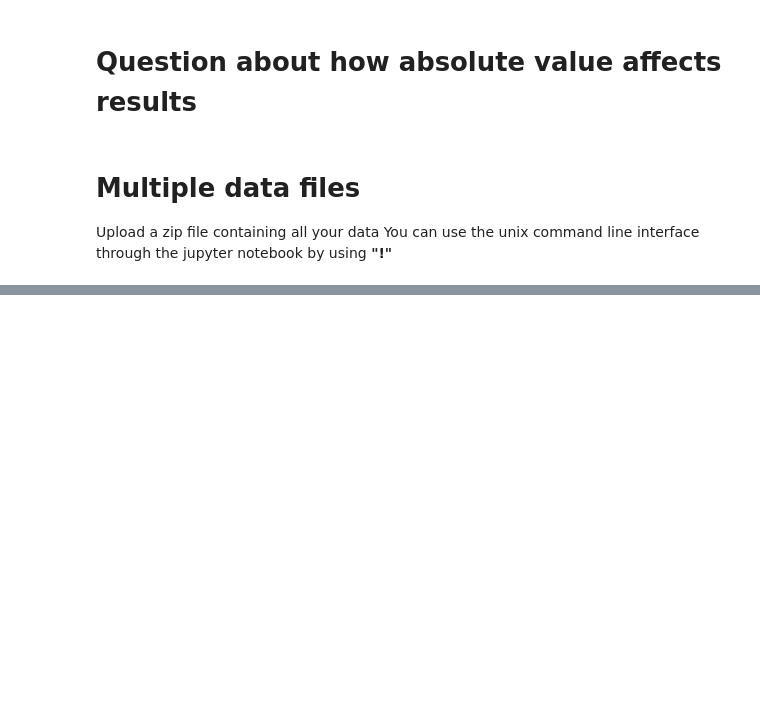
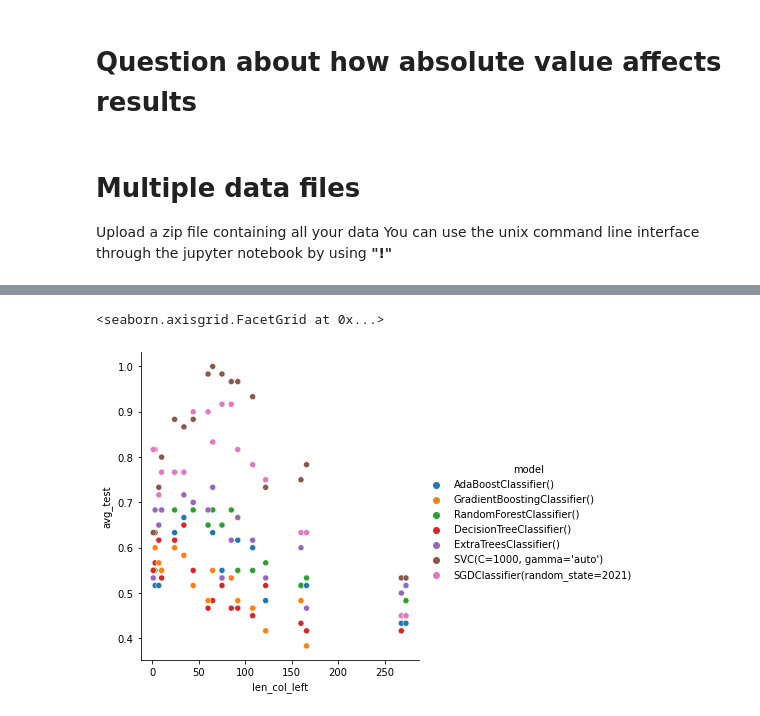
Before and after one commit to jplineb/Scratch-Work, a Jupyter notebook: SVM_brain/train_models.ipynb, the cells around one changed output, grey strips where cells are left out. Saved outputs shown, nothing was run; the diff lists cells and outputs as text; code cells hidden in the pictures; blank space fills up the shorter version.

```diff
--- a/SVM_brain/train_models.ipynb
+++ b/SVM_brain/train_models.ipynb
@@ -274,3 +282,10 @@ master_df.sort_values(by=['avg_test'],axis=0, ascending=False)
 # %%
 # Save the results to disk
 master_df.to_csv('./all_data_files_results.csv')
+# %%
+# plot results as number of features
+# master_df.plot.scatter(x='len_col_left', y='avg_test', c='model', colormap='jet')
+sns.relplot(data=master_df, x='len_col_left', y='avg_test', hue='model')
+# %% [output]
+<seaborn.axisgrid.FacetGrid at 0x...>
+[figure, added]
```
Also changed, not shown: parts of 7 cells of this notebook, 4 other files.
